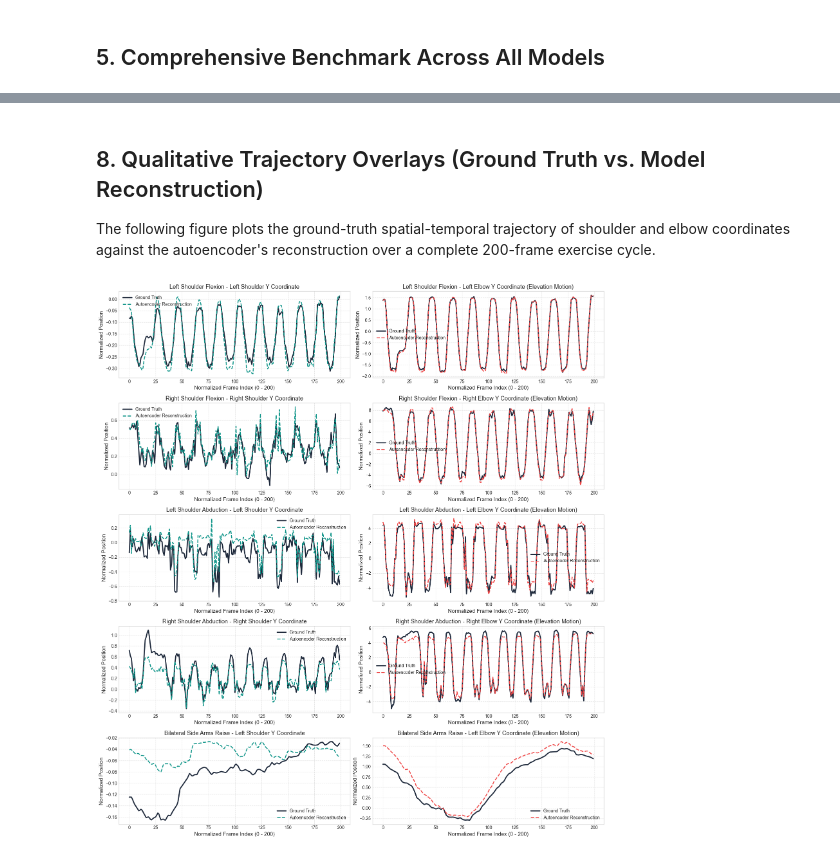
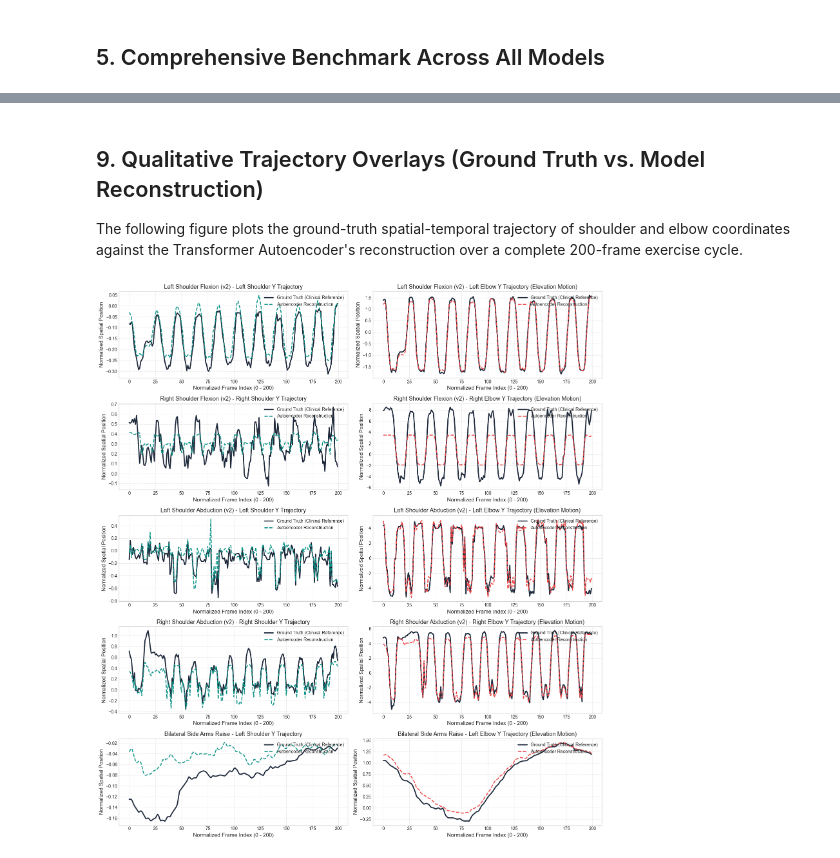
Before and after one commit to jestalycastillo/medirehab-ai-v3, a Jupyter notebook: ai-service/model_evaluation_metrics.ipynb, the cells around one changed output, grey strips where cells are left out. Cells and saved outputs as stored; diff of their text form; code cells hidden in the pictures.

```diff
--- a/ai-service/model_evaluation_metrics.ipynb
+++ b/ai-service/model_evaluation_metrics.ipynb
@@ -369,17 +404,18 @@ def generate_synthetic_form_errors(normal_sequences):
 
         # 3. Postural Compensation (Elbow dropped / unnatural shoulder shrug)
         shrug_seq = seq.copy()
-        shrug_seq[:, 4:] += np.random.uniform(-0.8, -0.4, size=shrug_seq[:, 4:].shape) # Severe elbow displacement
+        # Displace elbow coordinates (indices 8,9,10,11)
+        shrug_seq[:, 8:] += np.random.uniform(-0.8, -0.4, size=shrug_seq[:, 8:].shape)
         anomalies.append(shrug_seq)
 
-        # 4. Jerky / Outlier Noise
+        # 4. Jerky / Outlier Aberrant Movement
         noisy_seq = seq + np.random.normal(0, 0.35, size=seq.shape)
         anomalies.append(noisy_seq)
 
     return np.array(anomalies, dtype=np.float32)
 
 roc_results = []
-fig, (ax_roc, ax_pr) = plt.subplots(1, 2, figsize=(15, 6))
+fig, (ax_roc, ax_pr) = plt.subplots(1, 2, figsize=(16, 6))
 
 for model_key, res in evaluation_results.items():
     model = res["loaded_model"].model
@@ -422,23 +458,23 @@ ax_roc.set_ylim([0.0, 1.05])
 ax_roc.set_xlabel('False Positive Rate (Incorrect Classified as Correct)')
 ax_roc.set_ylabel('True Positive Rate (Correct Exercise Classified Correctly)')
 ax_roc.set_title('Figure 3.3: ROC Curves for Rehabilitation Form Discrimination')
-ax_roc.legend(loc="lower right")
-ax_roc.grid(True, linestyle='--', alpha=0.6)
+ax_roc.legend(loc="lower right", fontsize=9)
+ax_roc.grid(True, linestyle='--', alpha=0.5)
 
 ax_pr.set_xlim([0.0, 1.0])
 ax_pr.set_ylim([0.0, 1.05])
 ax_pr.set_xlabel('Recall')
 ax_pr.set_ylabel('Precision')
 ax_pr.set_title('Figure 3.4: Precision-Recall Curves for Form Verification')
-ax_pr.legend(loc="lower left")
-ax_pr.grid(True, linestyle='--', alpha=0.6)
+ax_pr.legend(loc="lower left", fontsize=9)
+ax_pr.grid(True, linestyle='--', alpha=0.5)
 
 plt.tight_layout()
 plt.show()
 
 df_roc = pd.DataFrame(roc_results)
 print("\n" + "="*80)
-print("THESIS TABLE: FORM ERROR DETECTION & DISCRIMINATION PERFORMANCE")
+print("THESIS TABLE 3.2: FORM ERROR DETECTION & DISCRIMINATION PERFORMANCE")
 print("="*80)
 display(df_roc) if 'display' in globals() else print(df_roc.to_string(index=False))
 # %% [output]
@@ -455,46 +583,50 @@ Bilateral Side Arms Raise  0.8214 0.4824          0.012316           0.047518
 # %% [markdown]
-## 8. Qualitative Trajectory Overlays (Ground Truth vs. Model Reconstruction)
+## 9. Qualitative Trajectory Overlays (Ground Truth vs. Model Reconstruction)
 
-The following figure plots the ground-truth spatial-temporal trajectory of shoulder and elbow coordinates against the autoencoder's reconstruction over a complete 200-frame exercise cycle.
+The following figure plots the ground-truth spatial-temporal trajectory of shoulder and elbow coordinates against the Transformer Autoencoder's reconstruction over a complete 200-frame exercise cycle.
 # %%
-fig, axes = plt.subplots(len(evaluation_results), 2, figsize=(16, 3.5 * len(evaluation_results)))
-if len(evaluation_results) == 1:
+representative_keys = [k for k in ["left_flexion_v2", "right_flexion_v2", "left_abduction_v2", "right_abduction_v2", "side_arms_raise_v1"] if k in evaluation_results]
+if not representative_keys:
+    representative_keys = list(evaluation_results.keys())[:4]
+
+fig, axes = plt.subplots(len(representative_keys), 2, figsize=(16, 3.5 * len(representative_keys)))
+if len(representative_keys) == 1:
     axes = np.array([axes])
 
-for idx, (model_key, res) in enumerate(evaluation_results.items()):
-    test_seq = res["test_data"][0] # Take first test sequence
+for idx, model_key in enumerate(representative_keys):
+    res = evaluation_results[model_key]
+    test_seq = res["test_data"][0] # Representative test repetition
     pred_seq = res["metrics"]["test"]["predictions"][0]
     cfg = res["config"]
     side = cfg["target_side"].capitalize() if cfg["target_side"] != "both" else "Left"
 
-    # Feature indices
     feat_names = list(cfg["features"])
     sh_y_idx = feat_names.index(f"{side} Shoulder_y")
     el_y_idx = feat_names.index(f"{side} Elbow_y")
 
     frames = np.arange(200)
 
-    # Subplot 1: Shoulder Y Trajectory
+    # Subplot 1: Shoulder Y Coordinate
     ax_sh = axes[idx, 0]
-    ax_sh.plot(frames, test_seq[:, sh_y_idx], label='Ground Truth', color='#1E293B', lw=2.5)
+    ax_sh.plot(frames, test_seq[:, sh_y_idx], label='Ground Truth (Clinical Reference)', color='#1E293B', lw=2.5)
     ax_sh.plot(frames, pred_seq[:, sh_y_idx], label='Autoencoder Reconstruction', color='#0D9488', linestyle='--', lw=2.0)
-    ax_sh.set_title(f"{cfg['name']} - {side} Shoulder Y Coordinate")
+    ax_sh.set_title(f"{cfg['name']} - {side} Shoulder Y Trajectory")
     ax_sh.set_xlabel('Normalized Frame Index (0 - 200)')
-    ax_sh.set_ylabel('Normalized Position')
-    ax_sh.legend()
+    ax_sh.set_ylabel('Normalized Spatial Position')
+    ax_sh.legend(loc="upper right")
     ax_sh.grid(True, linestyle='--', alpha=0.5)
 
-    # Subplot 2: Elbow Y Trajectory (Primary Movement Joint)
+    # Subplot 2: Elbow Y Coordinate (Primary Elevation Joint)
     ax_el = axes[idx, 1]
-    ax_el.plot(frames, test_seq[:, el_y_idx], label='Ground Truth', color='#1E293B', lw=2.5)
+    ax_el.plot(frames, test_seq[:, el_y_idx], label='Ground Truth (Clinical Reference)', color='#1E293B', lw=2.5)
     ax_el.plot(frames, pred_seq[:, el_y_idx], label='Autoencoder Reconstruction', color='#EF4444', linestyle='--', lw=2.0)
-    ax_el.set_title(f"{cfg['name']} - {side} Elbow Y Coordinate (Elevation Motion)")
+    ax_el.set_title(f"{cfg['name']} - {side} Elbow Y Trajectory (Elevation Motion)")
     ax_el.set_xlabel('Normalized Frame Index (0 - 200)')
-    ax_el.set_ylabel('Normalized Position')
-    ax_el.legend()
+    ax_el.set_ylabel('Normalized Spatial Position')
+    ax_el.legend(loc="upper right")
     ax_el.grid(True, linestyle='--', alpha=0.5)
 
 plt.tight_layout()
 plt.show()
 # %% [output]
-[figure, old version]
+[figure, new version]
```
Also changed, not shown: parts of 15 cells of this notebook, 3 other files.
